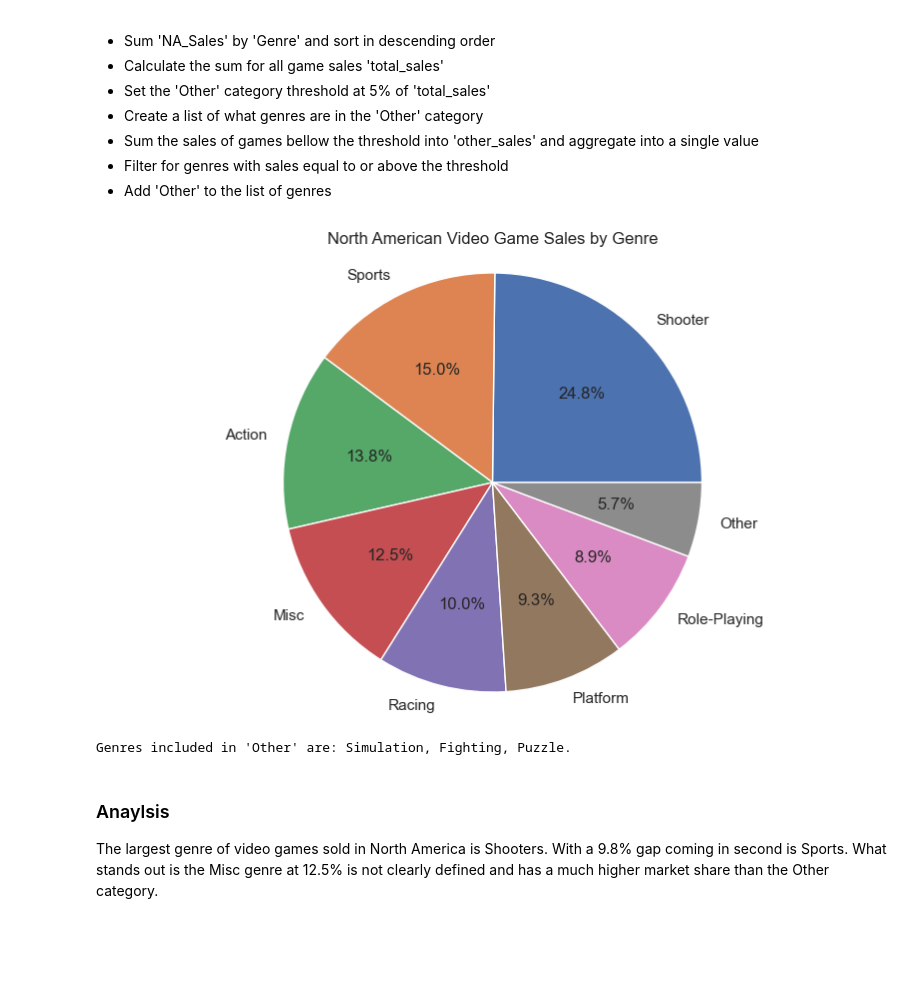
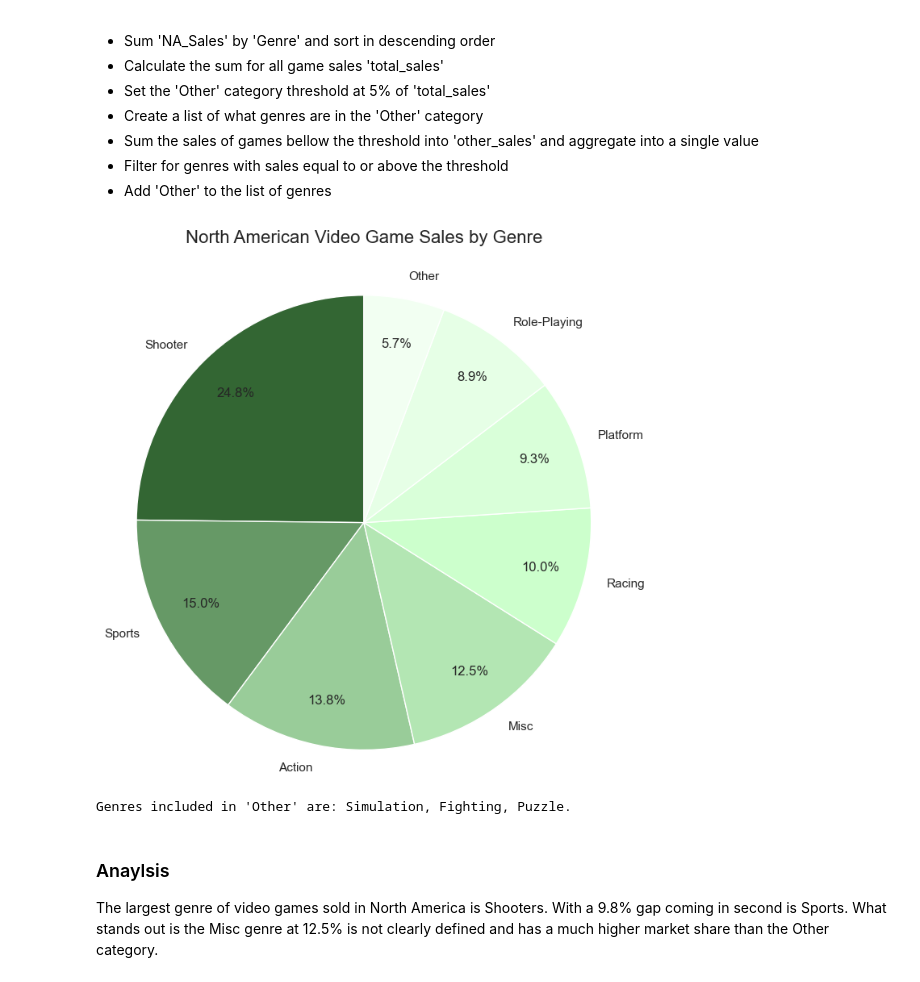
Before and after one commit to dtoshm/data_project_six, a Jupyter notebook: game_sales_analysis.ipynb, the cells around one changed output. Drawn from its saved outputs; the diff is of its cells as text; code cells hidden in the pictures; blank space fills up the shorter version.

Commit message:
0.8.5 - Question 4 Styles
I got everything but the darkest color contrast perfected. I thinks it's just barely on the line of accesbile.

```diff
--- a/game_sales_analysis.ipynb
+++ b/game_sales_analysis.ipynb
@@ -103,20 +103,22 @@ North American Sales by Genre: Create a pie chart to show the percentage of sale
 # %%
 sales_by_genre = games.groupby('Genre')['NA_Sales'].sum().sort_values(ascending=False)
 total_sales = sales_by_genre.sum()
 threshold = 0.05 * total_sales
 genres_below_threshold = sales_by_genre[sales_by_genre < threshold].index.tolist()
 other_sales = sales_by_genre[sales_by_genre < threshold].sum()
 sales_by_genre = sales_by_genre[sales_by_genre >= threshold]
 sales_by_genre['Other'] = other_sales
 
-plt.figure(figsize=(10, 6))
-plt.pie(sales_by_genre, labels=sales_by_genre.index, autopct='%1.1f%%')
-plt.title('North American Video Game Sales by Genre')
+colors = ['#336633', '#669966', '#99CC99', '#B3E6B3', '#CCFFCC', '#D9FFD9', '#E6FFE6', '#F2FFF2', '#F9FFF9', '#FCFFFC']
+
+plt.figure(figsize=(8, 8))
+plt.pie(sales_by_genre, labels=sales_by_genre.index, autopct='%1.1f%%', colors= colors, startangle=90, pctdistance=0.8, labeldistance=1.1)
+plt.title('North American Video Game Sales by Genre', fontsize=16, y=1.05)
 plt.axis('equal')
 plt.show()
 print(f"Genres included in 'Other' are: {', '.join(genres_below_threshold)}.")
 # %% [output]
-[figure, old version]
+[figure, new version]
 Genres included in 'Other' are: Simulation, Fighting, Puzzle.
 # %% [markdown]
 ### Anaylsis
```
Also changed, not shown: parts of 3 cells of this notebook.
